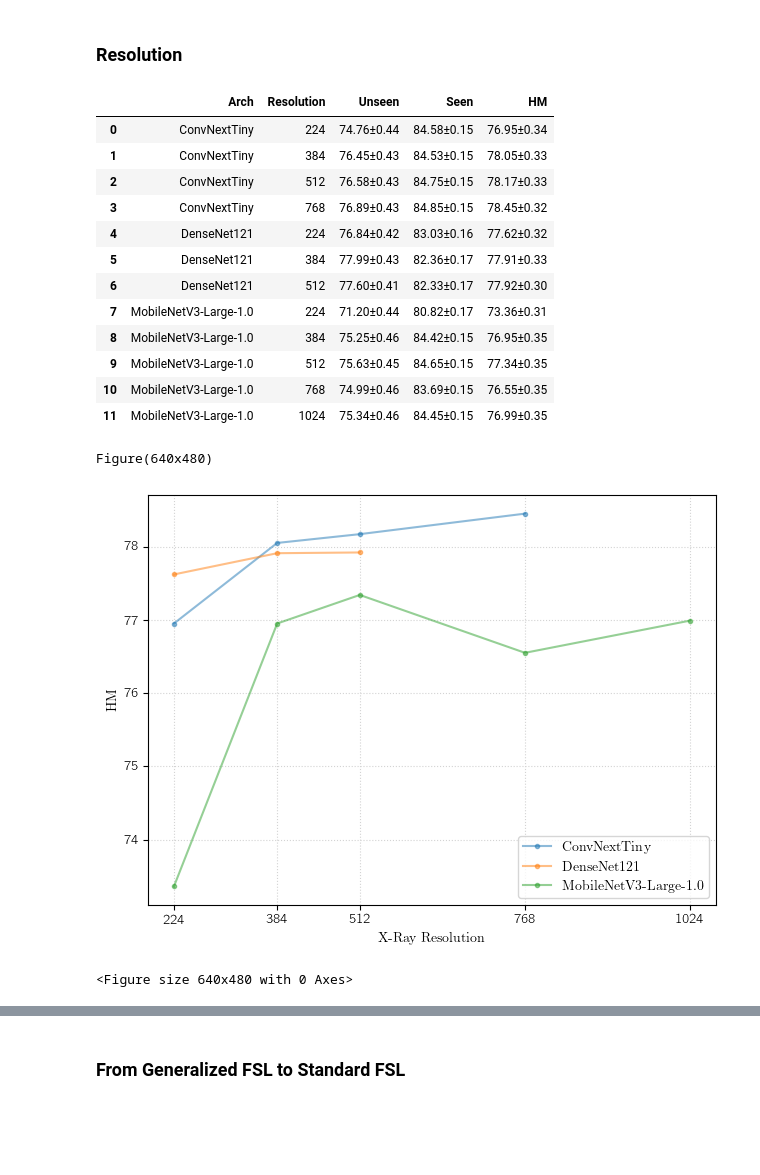
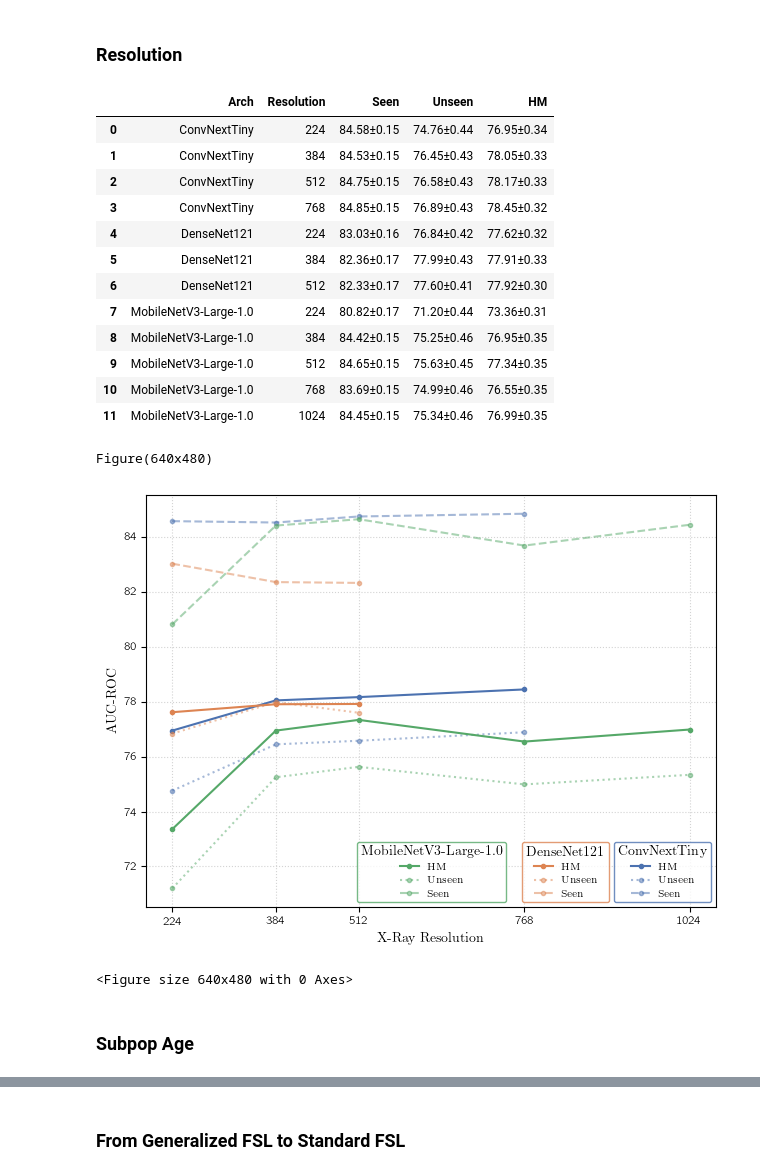
Before and after one commit to bereml/Meta-CXR-dev, a Jupyter notebook: notes/paper.ipynb, the cells around one changed output, grey strips where cells are left out. Drawn from its saved outputs; the diff is of its cells as text; code cells hidden in the pictures; blank space fills up the shorter version.

Commit message:
Update paper plots

```diff
--- a/notes/paper.ipynb
+++ b/notes/paper.ipynb
@@ -70,7 +79,7 @@ def load_arch_df():
     df = pd.concat([df_params_macs, df], axis=1, join="inner")
     df = df.reset_index()
     df = df.replace(arch_name)
-    df = df[['Arch', 'Unseen', 'Seen', 'HM', 'Params', 'MACs', 'CP']]
+    df = df[['Arch', 'Seen',  'Unseen', 'HM', 'Params', 'MACs', 'CP']]
     return df
 
 
@@ -160,58 +167,81 @@ def load_resolution_df():
     df['Unseen'] = df['unseen']
     df['Seen'] = df['seen']
     df['HM'] = df['hm']
-    df = df[['Arch', 'Resolution', 'Unseen', 'Seen', 'HM']]
+    df = df[['Arch', 'Resolution', 'Seen',  'Unseen', 'HM']]
     df = df.replace(arch_name)
     return df
 
 resolution_df = load_resolution_df()
 resolution_df
 # %% [output]
-|  | Arch | Resolution | Unseen | Seen | HM |
-| 0 | ConvNextTiny | 224 | 74.76±0.44 | 84.58±0.15 | 76.95±0.34 |
-| 1 | ConvNextTiny | 384 | 76.45±0.43 | 84.53±0.15 | 78.05±0.33 |
-| 2 | ConvNextTiny | 512 | 76.58±0.43 | 84.75±0.15 | 78.17±0.33 |
-| 3 | ConvNextTiny | 768 | 76.89±0.43 | 84.85±0.15 | 78.45±0.32 |
-| 4 | DenseNet121 | 224 | 76.84±0.42 | 83.03±0.16 | 77.62±0.32 |
-| 5 | DenseNet121 | 384 | 77.99±0.43 | 82.36±0.17 | 77.91±0.33 |
-| 6 | DenseNet121 | 512 | 77.60±0.41 | 82.33±0.17 | 77.92±0.30 |
-| 7 | MobileNetV3-Large-1.0 | 224 | 71.20±0.44 | 80.82±0.17 | 73.36±0.31 |
-| 8 | MobileNetV3-Large-1.0 | 384 | 75.25±0.46 | 84.42±0.15 | 76.95±0.35 |
-| 9 | MobileNetV3-Large-1.0 | 512 | 75.63±0.45 | 84.65±0.15 | 77.34±0.35 |
-| 10 | MobileNetV3-Large-1.0 | 768 | 74.99±0.46 | 83.69±0.15 | 76.55±0.35 |
-| 11 | MobileNetV3-Large-1.0 | 1024 | 75.34±0.46 | 84.45±0.15 | 76.99±0.35 |
+|  | Arch | Resolution | Seen | Unseen | HM |
+| 0 | ConvNextTiny | 224 | 84.58±0.15 | 74.76±0.44 | 76.95±0.34 |
+| 1 | ConvNextTiny | 384 | 84.53±0.15 | 76.45±0.43 | 78.05±0.33 |
+| 2 | ConvNextTiny | 512 | 84.75±0.15 | 76.58±0.43 | 78.17±0.33 |
+| 3 | ConvNextTiny | 768 | 84.85±0.15 | 76.89±0.43 | 78.45±0.32 |
+| 4 | DenseNet121 | 224 | 83.03±0.16 | 76.84±0.42 | 77.62±0.32 |
+| 5 | DenseNet121 | 384 | 82.36±0.17 | 77.99±0.43 | 77.91±0.33 |
+| 6 | DenseNet121 | 512 | 82.33±0.17 | 77.60±0.41 | 77.92±0.30 |
+| 7 | MobileNetV3-Large-1.0 | 224 | 80.82±0.17 | 71.20±0.44 | 73.36±0.31 |
+| 8 | MobileNetV3-Large-1.0 | 384 | 84.42±0.15 | 75.25±0.46 | 76.95±0.35 |
+| 9 | MobileNetV3-Large-1.0 | 512 | 84.65±0.15 | 75.63±0.45 | 77.34±0.35 |
+| 10 | MobileNetV3-Large-1.0 | 768 | 83.69±0.15 | 74.99±0.46 | 76.55±0.35 |
+| 11 | MobileNetV3-Large-1.0 | 1024 | 84.45±0.15 | 75.34±0.46 | 76.99±0.35 |
 # %%
 def generate_resolution_plot(df: pd.DataFrame):
     df = df.copy()
     df['Unseen'] = df['Unseen'].str[:5].astype(float)
     df['Seen'] = df['Seen'].str[:5].astype(float)
     df['HM'] = df['HM'].str[:5].astype(float)
 
     fig, ax = plt.subplots()
+    ax: Axes = ax
     print(plt.figure())
 
+    metrics = {('HM', 1.0, 'solid'), ('Seen', 0.5, 'dashed'), ('Unseen', 0.5, 'dotted')}
     archs = df['Arch'].unique()
-    for arch in archs:
+    for i, (arch, color) in enumerate(zip(archs, color_palette[:3])):
         arch_df = df[df['Arch'] == arch]
-        arch_df.plot(
-            x='Resolution', y='HM',
-            ax=ax,
-            marker='.', linestyle='solid',
-            alpha=0.5
-        )
+        for metric, alpha, linestyle in metrics:
+            ax = arch_df.plot(
+                x='Resolution', y=metric,
+                ax=ax,
+                marker='.', linestyle=linestyle,
+                alpha=alpha, color=color,
+                # label=f'{metric} {arch}'
+            )
+            ax.get_legend().remove()
 
-    ax.legend(archs)
+        leg = Legend(ax, ax.get_lines()[-3:],
+                     ['HM', 'Unseen', 'Seen'],
+                     title=arch,
+                     fontsize='x-small',
+                     edgecolor=color,
+                     loc='lower right')
+        bb = leg.get_bbox_to_anchor().transformed(ax.transAxes.inverted())
+        x_offset = i * 0.18
+        bb.x0 -= x_offset
+        bb.x1 -= x_offset
+        leg.set_bbox_to_anchor(bb, transform = ax.transAxes)
+        ax.add_artist(leg)
+
+    # ax.legend(archs)
     ax.set_xticks(df['Resolution'].unique())
     ax.set_xlabel('X-Ray Resolution')
-    ax.set_ylabel('HM')
+    ax.set_ylabel('AUC-ROC')
+
+    ax.tick_params(axis='both', which='major', labelsize='small')
+    ax.tick_params(axis='both', which='minor', labelsize='small')
 
     ax.grid()
     fig.tight_layout()
     fig.savefig(join(plots_dir, 'resolution.pdf'))
 
 
 generate_resolution_plot(resolution_df)
 # %% [output]
 Figure(640x480)
-[figure, old version]
+[figure, new version]
 <Figure size 640x480 with 0 Axes>
+# %% [markdown]
+### Subpop Age
```
Also changed, not shown: parts of 7 cells of this notebook.
